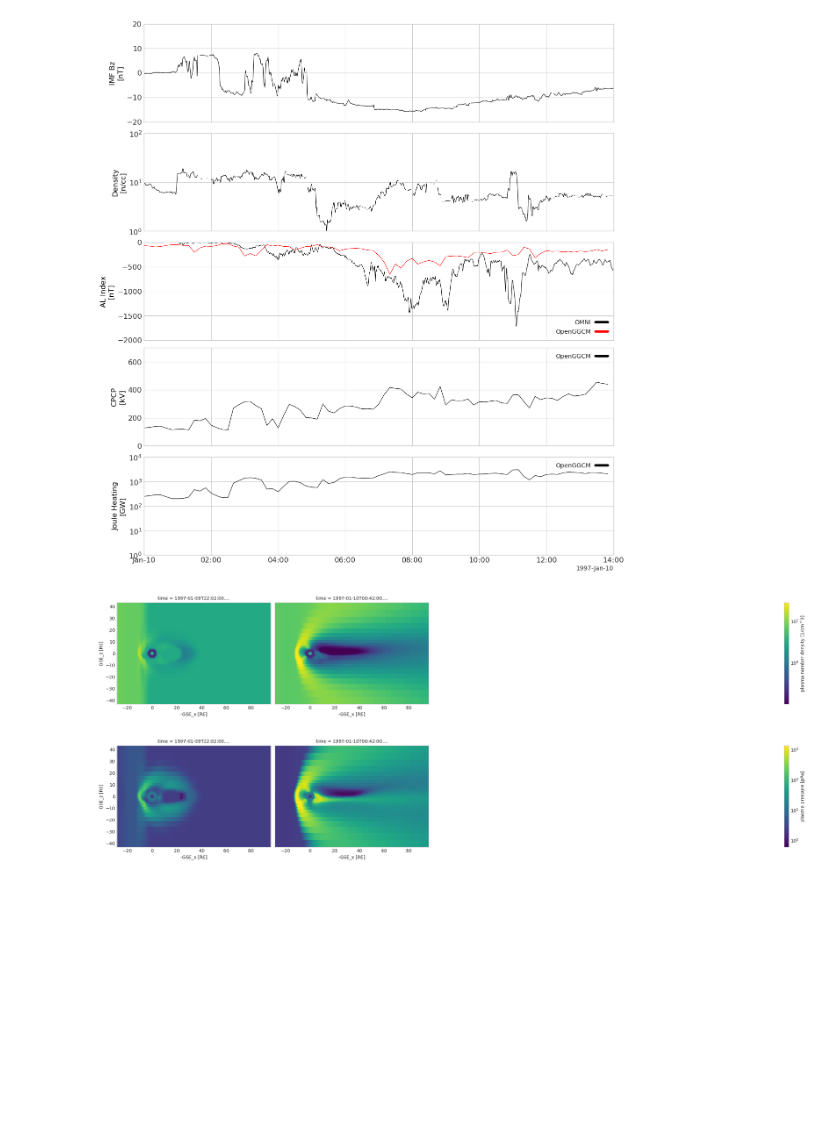
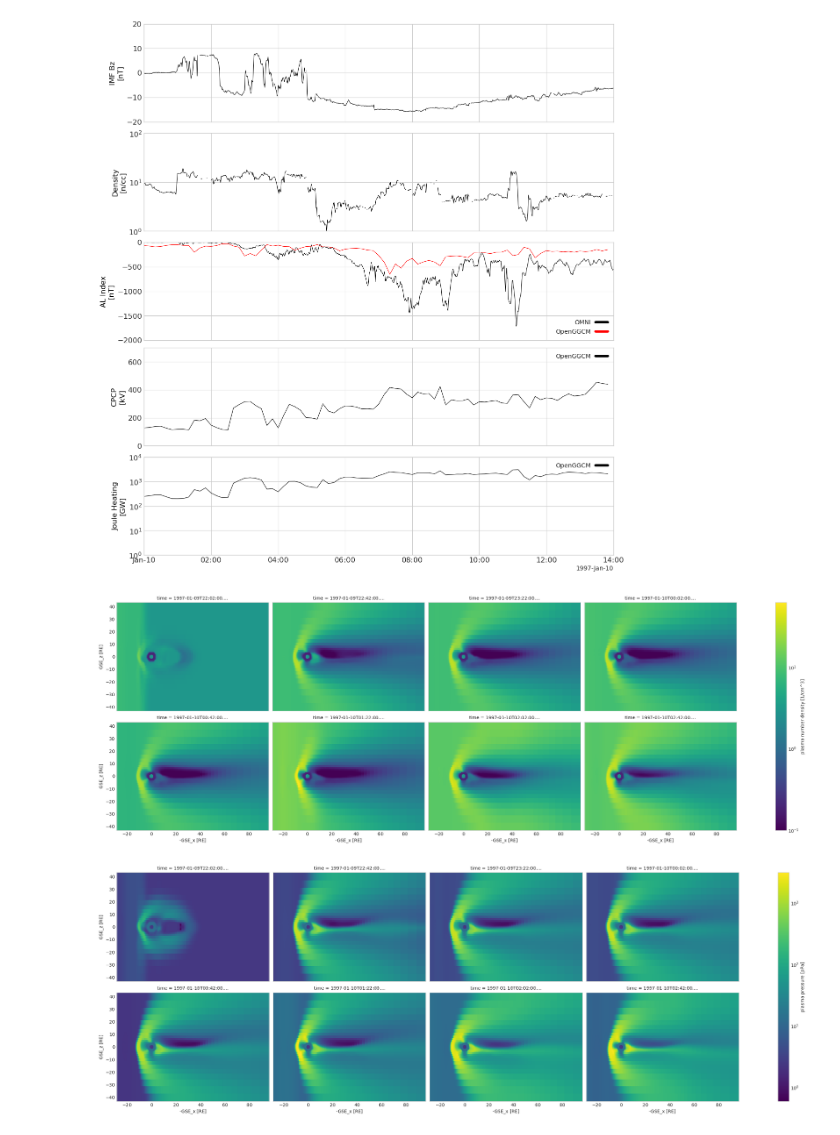
Before and after one commit to choongminum/storm199701, a Jupyter notebook: runs/251118_1330_c030_AZ/plots/geo_data_251118_1330_c030_AZ.ipynb, the cells around one changed output. Saved outputs shown, nothing was run; the diff lists cells and outputs as text; code cells hidden in the pictures; blank space fills up the shorter version.

```diff
--- a/runs/251118_1330_c030_AZ/plots/geo_data_251118_1330_c030_AZ.ipynb
+++ b/runs/251118_1330_c030_AZ/plots/geo_data_251118_1330_c030_AZ.ipynb
@@ -247,16 +247,16 @@ time_max = iof.time.shape[0]
 # %%
 # Density
 py_0.rr.sel(x=slice(-50.0, 100.0), z=slice(-50.0, 50.0)).isel(
-    time=slice(0, time_max, 80)
+    time=slice(0, time_max, 20)
 ).T.plot(col="time", col_wrap=4, aspect=1.5, size=4, norm=colors.LogNorm());
 # %% [output]
-[figure, old version]
+[figure, new version]
 # %%
 # Pressure
 py_0.pp.sel(x=slice(-50.0, 100.0), z=slice(-50.0, 50.0)).isel(
-    time=slice(0, time_max, 80)
+    time=slice(0, time_max, 20)
 ).T.plot(col="time", col_wrap=4, aspect=1.5, size=4, norm=colors.LogNorm());
 # %% [output]
-[figure, old version]
+[figure, new version]
 # %%
 # Pedersen and Hall conductances
```
Also changed, not shown: parts of 5 cells of this notebook, 5 other files.
